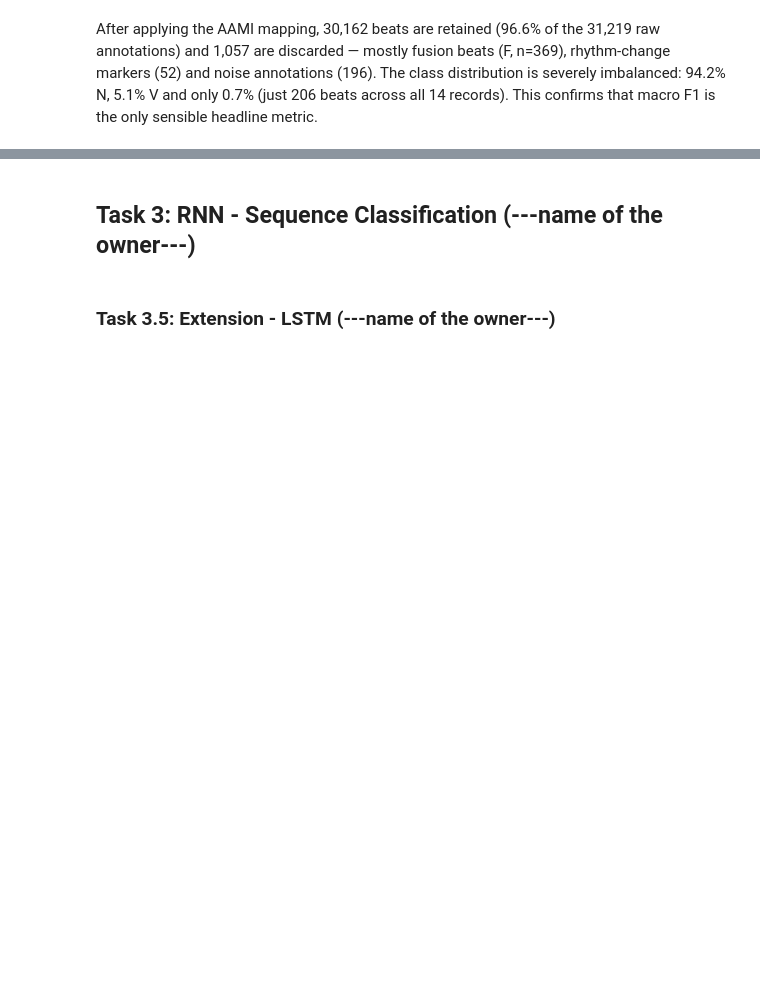
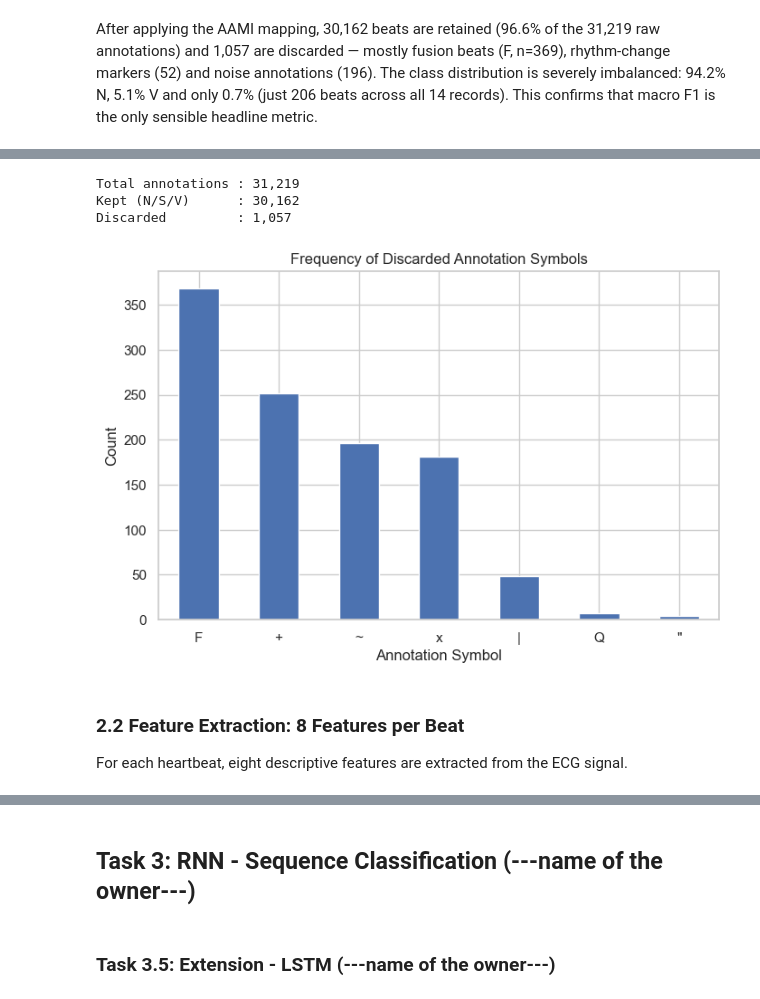
Before and after one commit to harasarahh/machine-learning-projects, a Jupyter notebook: TimeSeries/ML_assignment3.ipynb, the cells around one changed output, grey strips where cells are left out. Drawn from its saved outputs; the diff is of its cells as text; code cells hidden in the pictures; blank space fills up the shorter version.

```diff
--- a/TimeSeries/ML_assignment3.ipynb
+++ b/TimeSeries/ML_assignment3.ipynb
@@ -213,2 +219,55 @@ def plot_feature_correlation(features_df):
+# %%
+# AAMI label mapping and class distribution
+
+discarded_symbols = []
+discarded_indices = []
+
+for rid, d in records_data.items():
+
+    # map symbols to AAMI classes
+    aami = [LABEL_MAP.get(sym, None) for sym in d['symbols']]
+
+    # valid beats mask
+    valid_mask = np.array([lbl is not None for lbl in aami])
+
+    # save discarded info BEFORE filtering
+    discarded_symbols.extend(d['symbols'][~valid_mask])
+
+    discarded_indices.extend(
+        [(rid, idx) for idx in np.where(~valid_mask)[0]]
+    )
+
+    # keep only valid beats
+    records_data[rid]['samples'] = d['samples'][valid_mask]
+    records_data[rid]['symbols'] = d['symbols'][valid_mask]
+    records_data[rid]['aami'] = np.array(aami)[valid_mask]
+
+print(f'Total annotations : {len(discarded_indices) + sum(len(d["samples"]) for d in records_data.values()):,}')
+print(f'Kept (N/S/V)      : {sum(len(d["samples"]) for d in records_data.values()):,}')
+print(f'Discarded         : {len(discarded_indices):,}')
+# %% [output]
+Total annotations : 31,219
+Kept (N/S/V)      : 30,162
+Discarded         : 1,057
+# %%
+# frequency of discarded symbols
+discarded_counts = pd.Series(discarded_symbols).value_counts()
+
+# bar chart
+plt.figure(figsize=(8, 5))
+discarded_counts.plot(kind='bar')
+
+plt.title('Frequency of Discarded Annotation Symbols')
+plt.xlabel('Annotation Symbol')
+plt.ylabel('Count')
+plt.xticks(rotation=0)
+
+plt.show()
+# %% [output]
+[figure, added]
+# %% [markdown]
+### 2.2 Feature Extraction: 8 Features per Beat
+
+For each heartbeat, eight descriptive features are extracted from the ECG signal.
 # %%
 FEATURE_NAMES = ['RR_current', 'RR_prev', 'RR_ratio', 'RR_local_mean', 'R_amplitude', 'QRS_duration', 'QRS_energy', 'ST_mean']
```
Also changed, not shown: parts of 19 cells of this notebook.
